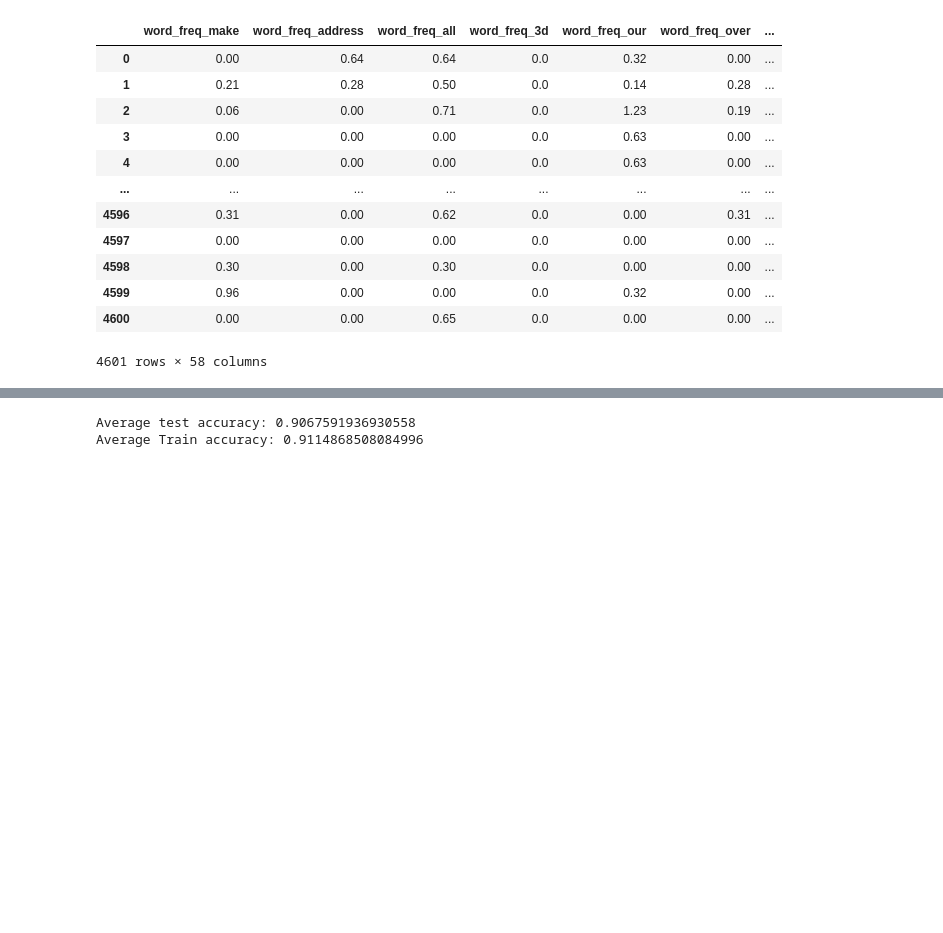
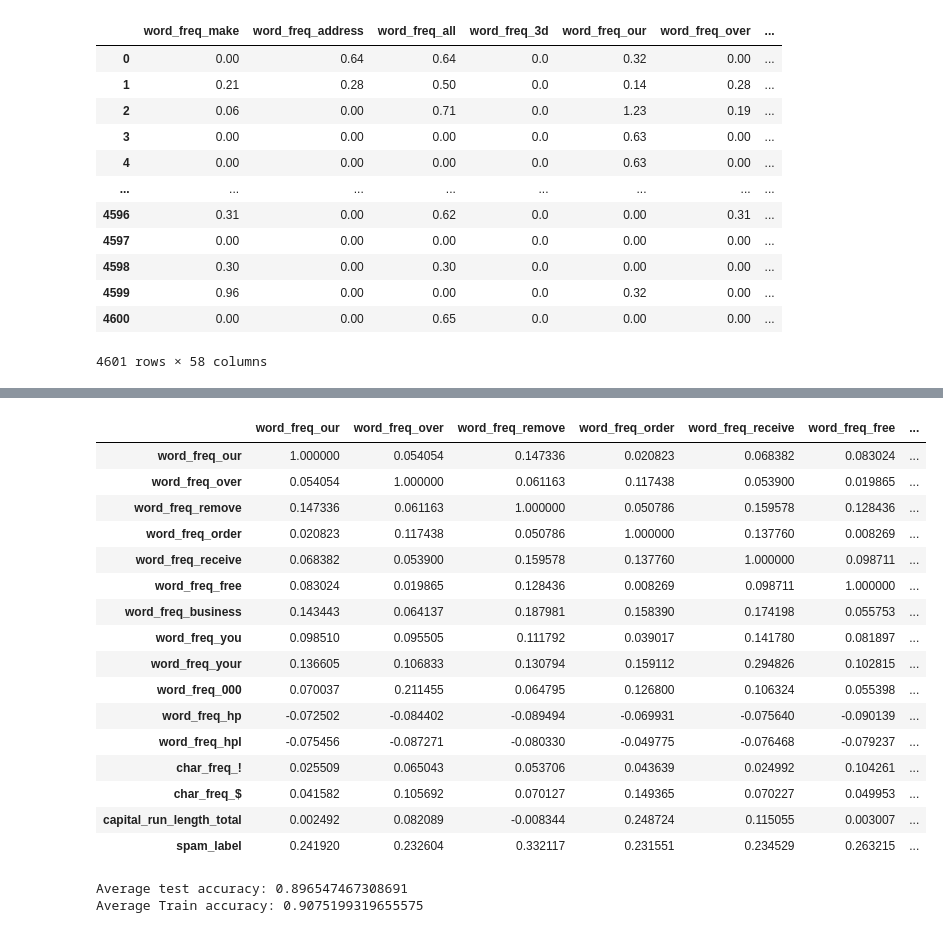
Before and after one commit to samp3209/Sandboxes, a Jupyter notebook: MLSandbox.ipynb, the cells around one changed output, grey strips where cells are left out. Saved outputs shown, nothing was run; the diff lists cells and outputs as text; code cells hidden in the pictures; blank space fills up the shorter version.

```diff
--- a/MLSandbox.ipynb
+++ b/MLSandbox.ipynb
@@ -359,7 +360,3 @@ spam
 | 4599 | 0.96 | 0.00 | 0.00 | 0.0 | 0.32 | 0.00 | ... |
 | 4600 | 0.00 | 0.00 | 0.65 | 0.0 | 0.00 | 0.00 | ... |
 4601 rows × 58 columns
-# %%
-spam2 = spam.drop(columns=['word_freq_all', 'word_freq_people', 'word_freq_george', 'word_freq_credit', 'word_freq_address', 'word_freq_make', 'word_freq_3d', 'word_freq_mail', 'word_freq_will', 'word_freq_report', 'word_freq_font', 'word_freq_650', 'word_freq_lab', 'word_freq_labs', 'word_freq_telnet', 'word_freq_857', 'word_freq_data', 'word_freq_415', 'word_freq_85', 'word_freq_technology', 'word_freq_1999', 'word_freq_parts', 'word_freq_pm', 'word_freq_direct', 'word_freq_cs', 'word_freq_meeting', 'word_freq_original', 'word_freq_project', 'word_freq_re', 'word_freq_edu', 'word_freq_table', 'word_freq_conference', 'char_freq_;', 'char_freq_(','char_freq_[', 'char_freq_#', 'capital_run_length_average'])
-x = spam2.iloc[:, :-1]
-y = spam2.iloc[:, -1]
@@ -380,0 +363,19 @@ Name: count, Length: 255, dtype: int64
+# %%
+spam2 = spam.drop(columns=['word_freq_money', 'word_freq_internet','word_freq_email','word_freq_addresses','capital_run_length_longest','word_freq_all', 'word_freq_people', 'word_freq_george', 'word_freq_credit', 'word_freq_address', 'word_freq_make', 'word_freq_3d', 'word_freq_mail', 'word_freq_will', 'word_freq_report', 'word_freq_font', 'word_freq_650', 'word_freq_lab', 'word_freq_labs', 'word_freq_telnet', 'word_freq_857', 'word_freq_data', 'word_freq_415', 'word_freq_85', 'word_freq_technology', 'word_freq_1999', 'word_freq_parts', 'word_freq_pm', 'word_freq_direct', 'word_freq_cs', 'word_freq_meeting', 'word_freq_original', 'word_freq_project', 'word_freq_re', 'word_freq_edu', 'word_freq_table', 'word_freq_conference', 'char_freq_;', 'char_freq_(','char_freq_[', 'char_freq_#', 'capital_run_length_average'])
+
+#spam2['capital_run_length_longest'] = (spam2['capital_run_length_longest'] - spam2['capital_run_length_longest'].mean()) / spam2['capital_run_length_longest'].std()
+spam2['capital_run_length_total'] = (spam2['capital_run_length_total'] - spam2['capital_run_length_total'].mean()) / spam2['capital_run_length_total'].std()
+spam['capital_run_length_average'] = (spam['capital_run_length_average'] - spam['capital_run_length_average'].mean()) / spam['capital_run_length_average'].std()
+spam2['word_freq_000'] = (spam2['word_freq_000'] - spam2['word_freq_000'].mean()) / spam2['word_freq_000'].std()
+#spam2['word_freq_addresses'] = (spam2['word_freq_addresses'] - spam2['word_freq_addresses'].mean()) / spam2['word_freq_addresses'].std()
+spam2['char_freq_!'] = (spam2['char_freq_!'] - spam2['char_freq_!'].mean()) / spam2['char_freq_!'].std()
+spam2['char_freq_$'] = (spam2['char_freq_$'] - spam2['char_freq_$'].mean()) / spam2['char_freq_$'].std()
+spam2['word_freq_free'] = (spam2['word_freq_free'] - spam2['word_freq_free'].mean()) / spam2['word_freq_free'].std()
+spam2['word_freq_hp'] = (spam2['word_freq_hp'] - spam2['word_freq_hp'].mean()) / spam2['word_freq_hp'].std()
+spam2['word_freq_hpl'] = (spam2['word_freq_hpl'] - spam2['word_freq_hpl'].mean()) / spam2['word_freq_hpl'].std()
+spam2['word_freq_over'] = (spam2['word_freq_over'] - spam2['word_freq_over'].mean()) / spam2['word_freq_over'].std()
+spam2['word_freq_our'] = (spam2['word_freq_our'] - spam2['word_freq_our'].mean()) / spam2['word_freq_our'].std()
+spam2['word_freq_receive'] = (spam2['word_freq_receive'] - spam2['word_freq_receive'].mean()) / spam2['word_freq_receive'].std()
+spam2['word_freq_you'] = (spam2['word_freq_you'] - spam2['word_freq_you'].mean()) / spam2['word_freq_you'].std()
+spam2['word_freq_your'] = (spam2['word_freq_your'] - spam2['word_freq_your'].mean()) / spam2['word_freq_your'].std()
+spam2['word_freq_remove'] = (spam2['word_freq_remove'] - spam2['word_freq_remove'].mean()) / spam2['word_freq_remove'].std()
@@ -381,3 +386,23 @@ Name: count, Length: 255, dtype: int64
+# %%
+spam2.corr()
+# %% [output]
+|  | word_freq_our | word_freq_over | word_freq_remove | word_freq_order | word_freq_receive | word_freq_free | ... |
+| word_freq_our | 1.000000 | 0.054054 | 0.147336 | 0.020823 | 0.068382 | 0.083024 | ... |
+| word_freq_over | 0.054054 | 1.000000 | 0.061163 | 0.117438 | 0.053900 | 0.019865 | ... |
+| word_freq_remove | 0.147336 | 0.061163 | 1.000000 | 0.050786 | 0.159578 | 0.128436 | ... |
+| word_freq_order | 0.020823 | 0.117438 | 0.050786 | 1.000000 | 0.137760 | 0.008269 | ... |
+| word_freq_receive | 0.068382 | 0.053900 | 0.159578 | 0.137760 | 1.000000 | 0.098711 | ... |
+| word_freq_free | 0.083024 | 0.019865 | 0.128436 | 0.008269 | 0.098711 | 1.000000 | ... |
+| word_freq_business | 0.143443 | 0.064137 | 0.187981 | 0.158390 | 0.174198 | 0.055753 | ... |
+| word_freq_you | 0.098510 | 0.095505 | 0.111792 | 0.039017 | 0.141780 | 0.081897 | ... |
+| word_freq_your | 0.136605 | 0.106833 | 0.130794 | 0.159112 | 0.294826 | 0.102815 | ... |
+| word_freq_000 | 0.070037 | 0.211455 | 0.064795 | 0.126800 | 0.106324 | 0.055398 | ... |
+| word_freq_hp | -0.072502 | -0.084402 | -0.089494 | -0.069931 | -0.075640 | -0.090139 | ... |
+| word_freq_hpl | -0.075456 | -0.087271 | -0.080330 | -0.049775 | -0.076468 | -0.079237 | ... |
+| char_freq_! | 0.025509 | 0.065043 | 0.053706 | 0.043639 | 0.024992 | 0.104261 | ... |
+| char_freq_$ | 0.041582 | 0.105692 | 0.070127 | 0.149365 | 0.070227 | 0.049953 | ... |
+| capital_run_length_total | 0.002492 | 0.082089 | -0.008344 | 0.248724 | 0.115055 | 0.003007 | ... |
+| spam_label | 0.241920 | 0.232604 | 0.332117 | 0.231551 | 0.234529 | 0.263215 | ... |
 # %%
 from sklearn.model_selection import KFold
 from sklearn.model_selection import cross_val_score
@@ -400,5 +425,5 @@ for train_index, test_index in kf.split(x):
 print(f'Average test accuracy: {np.mean(testaccuracies)}')
 print(f'Average Train accuracy: {np.mean(trainaccuracies)}')
 # %% [output]
-Average test accuracy: 0.9067591936930558
-Average Train accuracy: 0.9114868508084996
+Average test accuracy: 0.896547467308691
+Average Train accuracy: 0.9075199319655575
```
Also changed, not shown: parts of 3 cells of this notebook.
